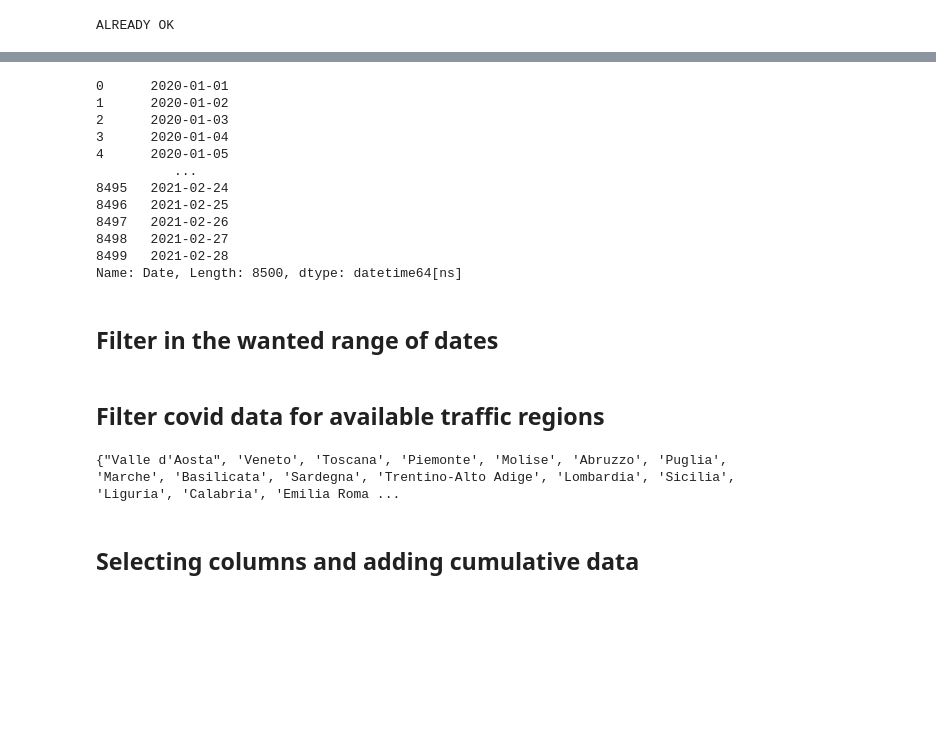
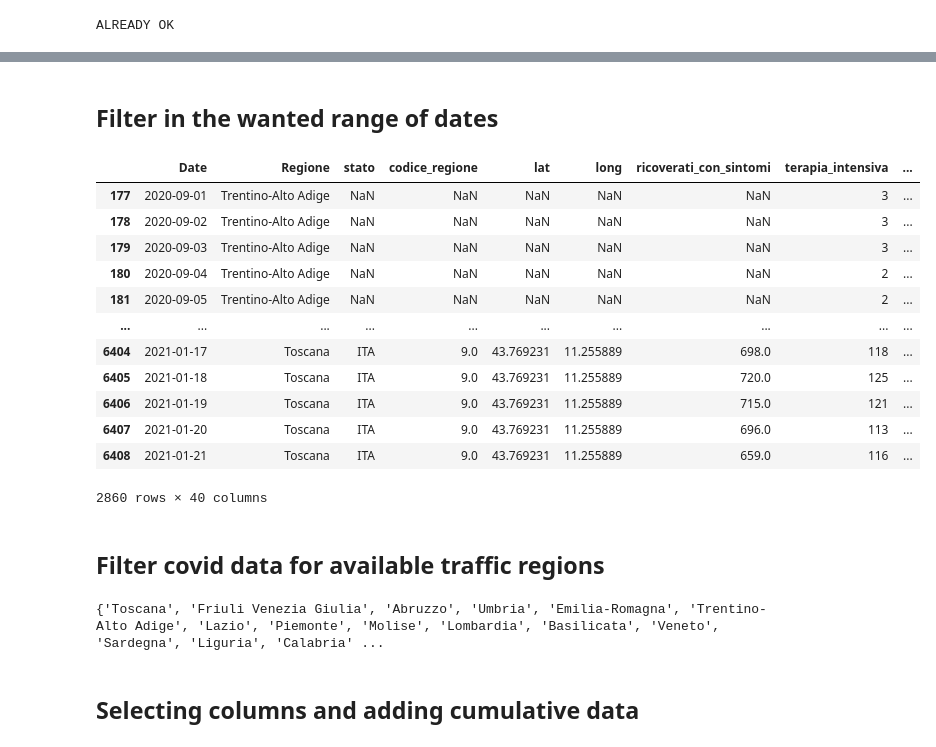
Before and after one commit to filipkrasniqi/networkcovid, a Jupyter notebook: Filip/Covid.ipynb, the cells around one changed output, grey strips where cells are left out. Saved outputs shown, nothing was run; the diff lists cells and outputs as text; code cells hidden in the pictures; blank space fills up the shorter version.

```diff
--- a/Filip/Covid.ipynb
+++ b/Filip/Covid.ipynb
@@ -23,7 +23,7 @@ data_path = "/Users/filipkrasniqi/Documents/Datasets.tmp/traffic-covid/"
 saved = "{}saved/".format(data_path)
 traffic_daily = "{}TS_1800_daily.pkl".format(saved)
 covid = "{}covid/".format(data_path)
-covid_daily = "{}covid_rt.csv".format(saved)#"{}covid_regioni.csv".format(covid)
+covid_daily = "{}covid_regioni.csv".format(covid)#"{}covid_regioni.csv".format(covid)
 region_traffic_daily = "{}all.pkl".format(saved)
 by_region_path = "{}By_Region/".format(data_path)
 
@@ -39,7 +39,7 @@ covidKPIs = ['R_mean']+to_sum_KPIs
 trafficKPIs = ['Handover', 'Download vol.', 'Upload vol.', '#Users']
 
 # controllo se ...
-NEW_DATA, FORCE = True, True
+NEW_DATA, FORCE = False, False
 if NEW_DATA:
     if not FORCE and os.path.isfile(region_traffic_daily):
         df_traffic_daily = pd.read_pickle(region_traffic_daily)
@@ -69,15 +69,21 @@ if NEW_DATA:
 
         df_traffic_daily.to_pickle(region_traffic_daily)
 else:
-    df_traffic_daily = pd.read_pickle(traffic_daily)
+    #df_traffic_daily = pd.read_pickle(traffic_daily)
+    path_traffic_predictions="{}predictions/traffic.pkl".format(saved)
+    df_traffic_daily = pd.read_pickle(path_traffic_predictions)
+    '''
     map_city_regione = {"MILANO": "Lombardia", "BERGAMO": "Lombardia", "NAPOLI": "Campania", "ROMA": "Lazio", "TORINO": "Piemonte"}
 
     columns = ['data', 'denominazione_regione','denominazione_provincia','sigla_provincia','lat','long','totale_casi']
     if "Regione" not in df_traffic_daily.columns:
         # assegno regioni
         df_traffic_daily['Regione'] = df_traffic_daily['COMUNE'].apply(lambda comune: map_city_regione[comune])
+    '''
 
-df_covid = pd.read_csv(covid_daily)
+#df_covid = pd.read_csv(covid_daily)
+path_covid_predictions="{}predictions/covid.pkl".format(saved)
+df_covid = pd.read_pickle(path_covid_predictions).reset_index()
 
 # sums regions such as trento + bolzano
 def sumRegions(df, dateCol = 'Date', regionCol='Regione', cols = to_sum_KPIs, region1 = "Bolzano", region2 = "Trento", regionNew = "Trentino-Alto Adige"):
@@ -144,26 +123,27 @@ df_traffic_predictions_temp
 # %%
-df_td_regione = df_traffic_daily.groupby('Regione').resample('D', on='Date').sum().reset_index()
+df_td_regione = df_traffic_daily.reset_index()
-# %%
-df_td_regione['Date']
-# %% [output]
-0      2020-01-01
-1      2020-01-02
-2      2020-01-03
-3      2020-01-04
-4      2020-01-05
-          ...
-8495   2021-02-24
-8496   2021-02-25
-8497   2021-02-26
-8498   2021-02-27
-8499   2021-02-28
-Name: Date, Length: 8500, dtype: datetime64[ns]
 # %% [markdown]
 ## Filter in the wanted range of dates
 # %%
 df_traffic_daily_PO, df_covid_PO = df_td_regione.loc[(df_td_regione.Date >= '2020-03-01') & (df_td_regione.Date <= '2020-07-31')], df_covid.loc[(df_covid.Date >= '2020-03-01') & (df_covid.Date <= '2020-08-01')]
 # %%
-df_traffic_daily_SO, df_covid_SO = df_td_regione.loc[(df_td_regione.Date >= '2020-09-01') & (df_td_regione.Date <= '2020-12-31')], df_covid.loc[(df_covid.Date >= '2020-09-01') & (df_covid.Date <= '2021-01-01')]
+df_traffic_daily_SO, df_covid_SO = df_td_regione.loc[(df_td_regione.Date >= '2020-09-01') & (df_td_regione.Date <= '2021-02-28')], df_covid.loc[(df_covid.Date >= '2020-09-01') & (df_covid.Date <= '2021-02-28')]
+# %%
+df_covid_SO
+# %% [output]
+|  | Date | Regione | stato | codice_regione | lat | long | ricoverati_con_sintomi | terapia_intensiva | ... |
+| 177 | 2020-09-01 | Trentino-Alto Adige | NaN | NaN | NaN | NaN | NaN | 3 | ... |
+| 178 | 2020-09-02 | Trentino-Alto Adige | NaN | NaN | NaN | NaN | NaN | 3 | ... |
+| 179 | 2020-09-03 | Trentino-Alto Adige | NaN | NaN | NaN | NaN | NaN | 3 | ... |
+| 180 | 2020-09-04 | Trentino-Alto Adige | NaN | NaN | NaN | NaN | NaN | 2 | ... |
+| 181 | 2020-09-05 | Trentino-Alto Adige | NaN | NaN | NaN | NaN | NaN | 2 | ... |
+| ... | ... | ... | ... | ... | ... | ... | ... | ... | ... |
+| 6404 | 2021-01-17 | Toscana | ITA | 9.0 | 43.769231 | 11.255889 | 698.0 | 118 | ... |
+| 6405 | 2021-01-18 | Toscana | ITA | 9.0 | 43.769231 | 11.255889 | 720.0 | 125 | ... |
+| 6406 | 2021-01-19 | Toscana | ITA | 9.0 | 43.769231 | 11.255889 | 715.0 | 121 | ... |
+| 6407 | 2021-01-20 | Toscana | ITA | 9.0 | 43.769231 | 11.255889 | 696.0 | 113 | ... |
+| 6408 | 2021-01-21 | Toscana | ITA | 9.0 | 43.769231 | 11.255889 | 659.0 | 116 | ... |
+2860 rows × 40 columns
 # %% [markdown]
 ## Filter covid data for available traffic regions
 # %%
@@ -176,7 +156,7 @@ def filterByTrafficRegions(df_covid, regions):
 
 df_covid_PO, df_covid_SO = filterByTrafficRegions(df_covid_PO, regions), filterByTrafficRegions(df_covid_SO, regions)
 # %% [output]
-{"Valle d'Aosta", 'Veneto', 'Toscana', 'Piemonte', 'Molise', 'Abruzzo', 'Puglia', 'Marche', 'Basilicata', 'Sardegna', 'Trentino-Alto Adige', 'Lombardia', 'Sicilia', 'Liguria', 'Calabria', 'Emilia Roma ...
+{'Toscana', 'Friuli Venezia Giulia', 'Abruzzo', 'Umbria', 'Emilia-Romagna', 'Trentino-Alto Adige', 'Lazio', 'Piemonte', 'Molise', 'Lombardia', 'Basilicata', 'Veneto', 'Sardegna', 'Liguria', 'Calabria' ...
 # %%
 df_covid_PO['Date'], df_covid_SO['Date'] = pd.to_datetime(df_covid_PO['Date']), pd.to_datetime(df_covid_SO['Date'])
 # %% [markdown]
```
Also changed, not shown: parts of 12 cells of this notebook, 4 other files.
